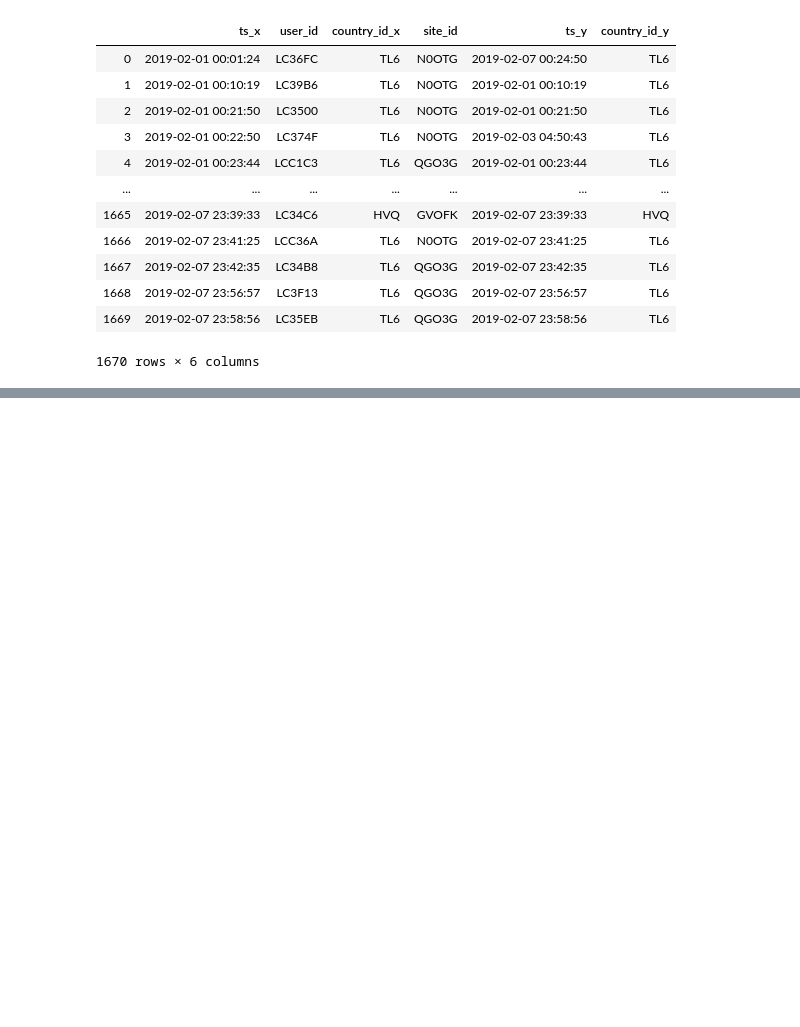
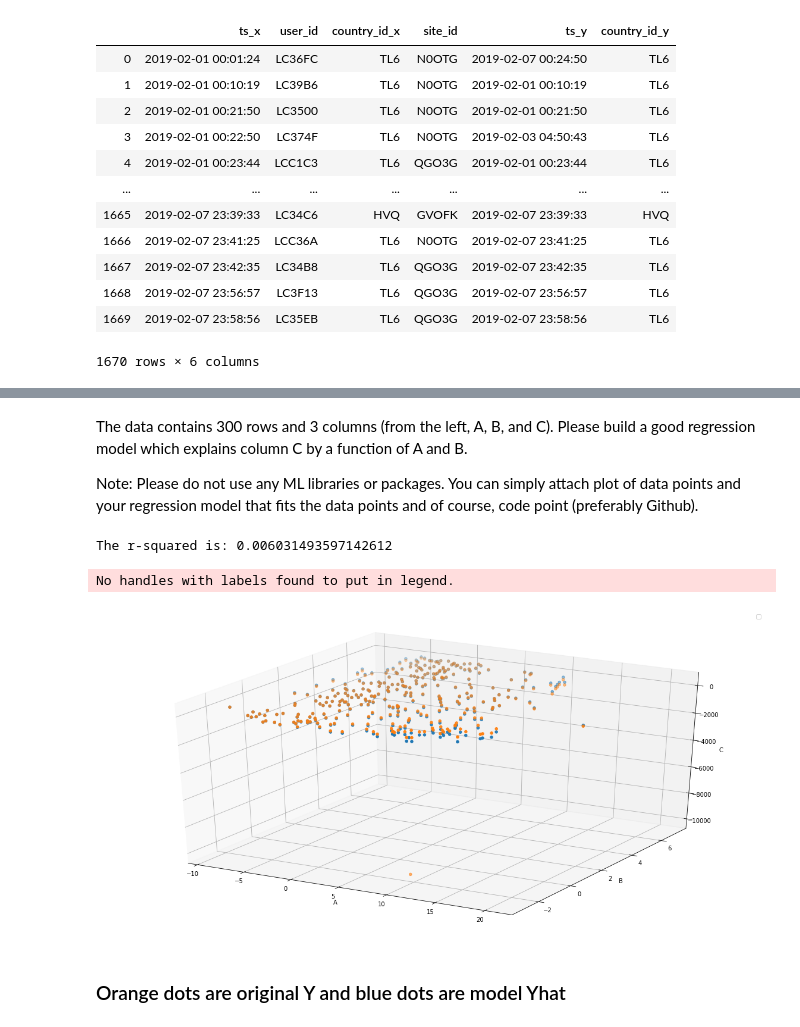
Before and after one commit to yaowser/kickstarter-dataset, a Jupyter notebook: Yao - Moloco Data Scientist Interview Question.ipynb, the cells around one changed output, grey strips where cells are left out. Drawn from its saved outputs; the diff is of its cells as text; code cells hidden in the pictures; blank space fills up the shorter version.

```diff
--- a/Yao - Moloco Data Scientist Interview Question.ipynb
+++ b/Yao - Moloco Data Scientist Interview Question.ipynb
@@ -132,0 +150,4 @@ pd.merge(df2, df3,  how='inner', on=['user_id','site_id'])
+# %% [markdown]
+The data contains 300 rows and 3 columns (from the left, A, B, and C). Please build a good regression model which explains column C by a function of  A and B.
+
+Note: Please do not use any ML libraries or packages. You can simply attach plot of data points and your regression model that fits the data points and of course, code point (preferably Github).
@@ -132,0 +156,46 @@ pd.merge(df2, df3,  how='inner', on=['user_id','site_id'])
+# %%
+import numpy as np
+from mpl_toolkits.mplot3d import Axes3D
+import matplotlib.pyplot as plt
+
+# load the data, convert into numpy array import
+X = []
+Y = []
+for line in open('DSsheet2.csv'):
+    x1, x2, y = line.split(',')
+    X.append([float(x1), float(x2), 1]) # add the bias term
+    Y.append(float(y))
+
+X = np.array(X)
+Y = np.array(Y)
+
+# numpy has a special method for solving Ax = b
+# so we don't use x = inv(A)*b
+# note: the * operator does element-by-element multiplication in numpy
+#       np.dot() does what we expect for matrix multiplication
+w = np.linalg.solve(np.dot(X.T, X), np.dot(X.T, Y))
+Yhat = np.dot(X, w)
+
+# determine how good the model is by computing the r-squared
+d1 = Y - Yhat
+d2 = Y - Y.mean()
+r2 = 1 - d1.dot(d1) / d2.dot(d2)
+print("The r-squared is:", r2)
+# %% [output]
+The r-squared is: 0.006031493597142612
+# %%
+# let's plot the data to see what it looks like
+fig = plt.figure(figsize=(20,10))
+ax = fig.add_subplot(111, projection='3d')
+ax.scatter(X[:,0], X[:,1], Yhat)
+ax.scatter(X[:,0], X[:,1], Y)
+ax.legend()
+ax.set_xlabel('A')
+ax.set_ylabel('B')
+ax.set_zlabel('C')
+plt.show()
+# %% [output]
+No handles with labels found to put in legend.
+[figure, added]
+# %% [markdown]
+### Orange dots are original Y and blue dots are model Yhat
```
Also changed, not shown: parts of 2 cells of this notebook.
